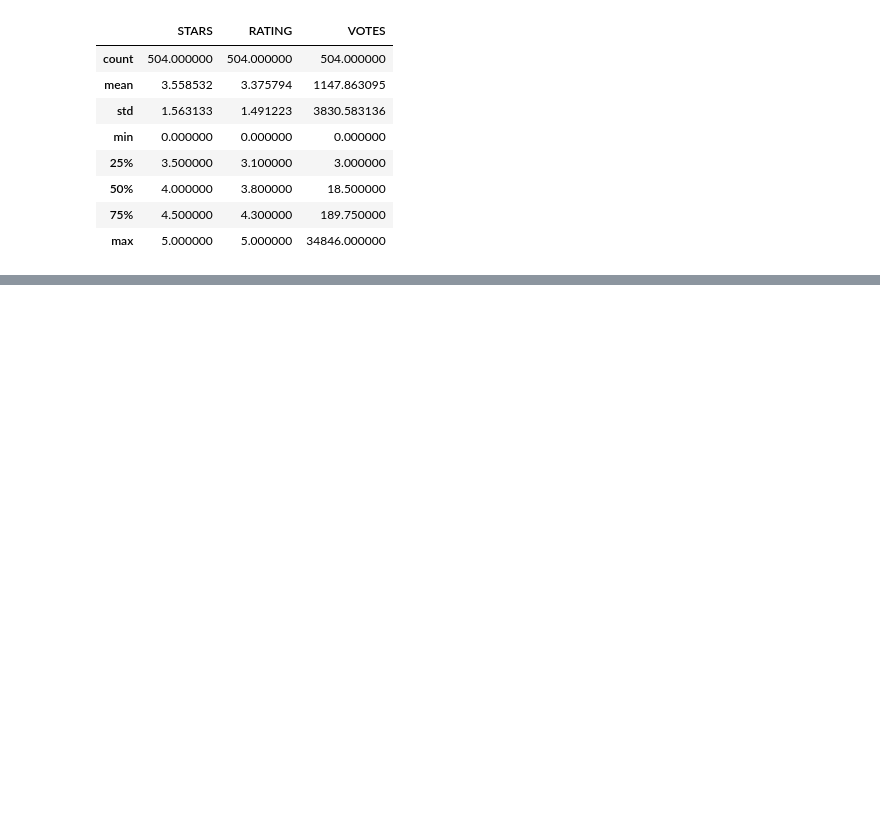
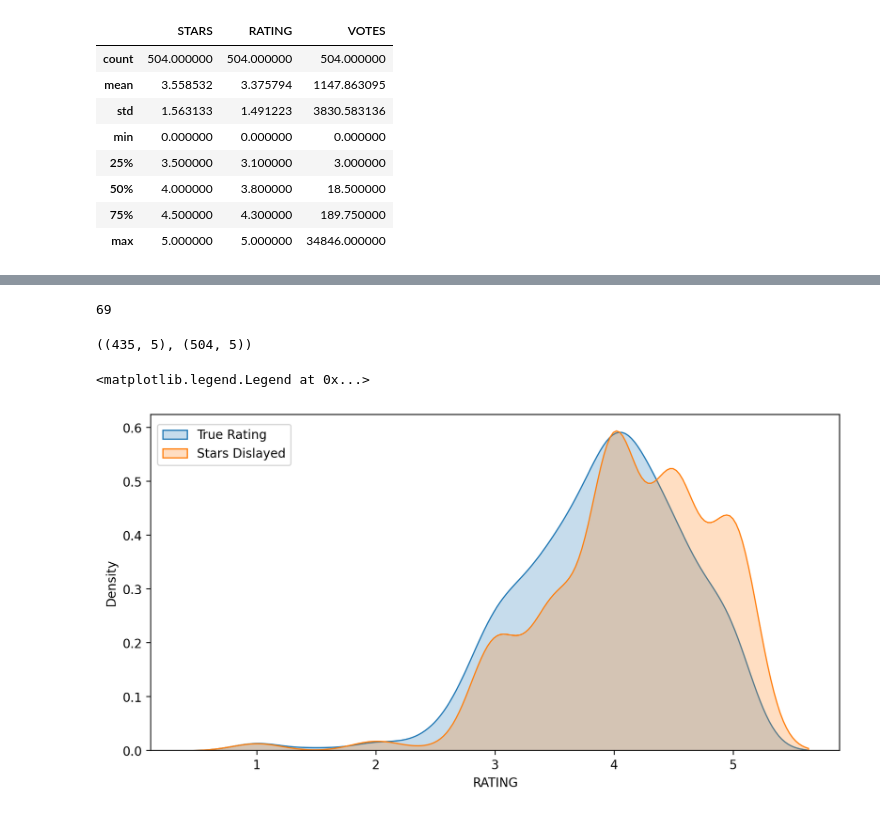
Before and after one commit to VishalxRana/Exploratory-Data-Analytics, a Jupyter notebook: fandango.ipynb, the cells around one changed output, grey strips where cells are left out. Cells and saved outputs as stored; diff of their text form; code cells hidden in the pictures; blank space fills up the shorter version.

```diff
--- a/fandango.ipynb
+++ b/fandango.ipynb
@@ -8,8 +9,8 @@ import seaborn as sns
 # %%
 # Calling the DataFrame
 
-df = pd.read_csv("fandango_scrape.csv")
-df.head()
+fandango = pd.read_csv("fandango_scrape.csv")
+fandango.head()
 # %% [output]
 |  | FILM | STARS | RATING | VOTES |
 | 0 | Fifty Shades of Grey (2015) | 4.0 | 3.9 | 34846 |
@@ -40,0 +89,5 @@ df.describe()
+# %%
+# Extracting year from the 'FILM' column
+
+fandango['Year'] = fandango['FILM'].apply(lambda x: x.split('(')[-1].split(')')[0])
+fandango.head()
@@ -40,0 +142,23 @@ df.describe()
+# %%
+len(fandango[fandango['VOTES'] == 0])
+# %% [output]
+69
+# %%
+# Not cosidering 0 Votes
+
+reviewed = fandango[fandango['VOTES'] > 0]
+reviewed.shape, fandango.shape
+# %% [output]
+((435, 5), (504, 5))
+# %%
+# KDE plots
+
+plt.figure(figsize=(10, 5), dpi=200)
+
+sns.kdeplot(data=reviewed, x='RATING', label='True Rating', fill=True)
+sns.kdeplot(data=reviewed, x='STARS', label='Stars Dislayed', fill=True)
+
+plt.legend(loc=(0.01, 0.85))
+# %% [output]
+<matplotlib.legend.Legend at 0x...>
+[figure, added]
```
Also changed, not shown: parts of 59 cells of this notebook.
